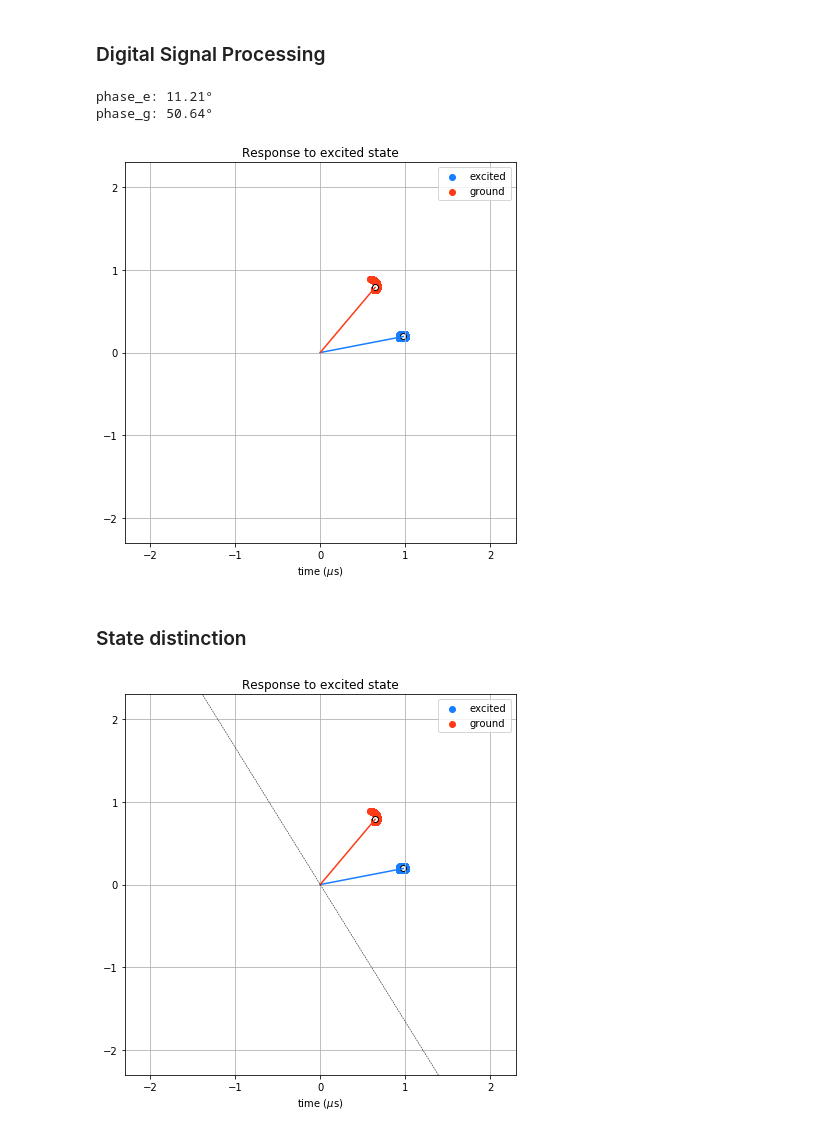
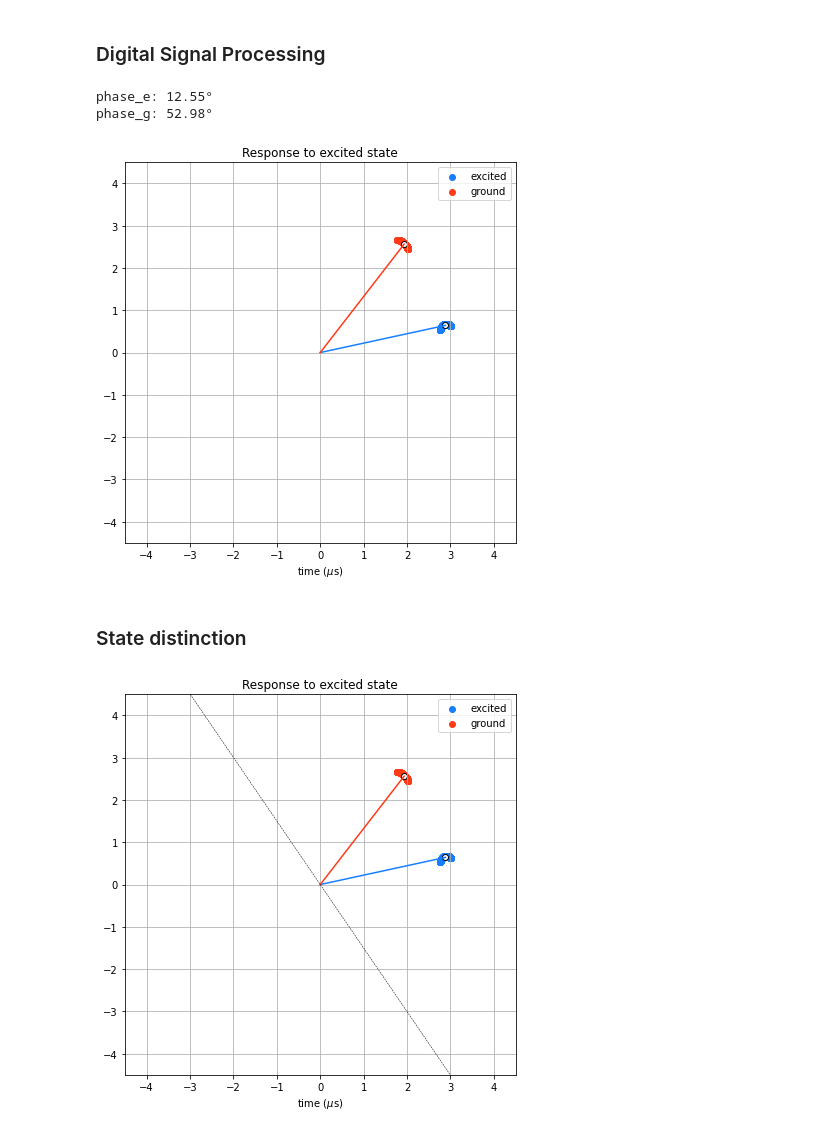
Before and after one commit to fernandovldrs/qcrew-readout, a Jupyter notebook: readout_simulation.ipynb, the cells around one changed output. Cells and saved outputs as stored; diff of their text form; code cells hidden in the pictures.

```diff
--- a/readout_simulation.ipynb
+++ b/readout_simulation.ipynb
@@ -14,7 +15,7 @@ This notebook will simulate the emission of an input signal $s_{in}(t)$ along th
 # %%
 # Frequency mismatch between readout pulse and cavity (Hz)
 f_mm = 1e6
-
+A = 3
 def b_in(t):
 
     # Pulse start time
@@ -24,7 +25,7 @@ def b_in(t):
     tf = 2500e-9
 
     if t > t0 and t < tf:
-        return 1*np.exp(1j*2*np.pi*f_mm*t)
+        return A*np.exp(1j*2*np.pi*f_mm*t)
 
     else:
         return 0
@@ -125,7 +126,7 @@ plt.show()
 ### Data acquisition
 # %%
 tau_wd = 5/kappa    # waiting time
-tau_s = 1400e-9    # sampling time
+tau_s = 300e-9    # sampling time
 dtau = 1e-9    # sampling interval
 Ntau = int(tau_s/dtau)    # number of samples
 
@@ -205,8 +206,8 @@ ax.scatter([avg_e.real], [avg_e.imag], edgecolors = 'k', c = 'w')
 ax.plot([0, avg_g.real], [0, avg_g.imag], c = '#FF3A17')
 ax.scatter([avg_g.real], [avg_g.imag], edgecolors = 'k', c = 'w')
 
-ax.set_ylim([-2.3, 2.3])
-ax.set_xlim([-2.3, 2.3])
+ax.set_ylim([-1.5*A, 1.5*A])
+ax.set_xlim([-1.5*A, 1.5*A])
 ax.set_xlabel('time ($\mu$s)')
 ax.set_title('Response to excited state')
 ax.legend()
@@ -216,42 +217,42 @@ print('phase_e: %.2f°' % np.angle(avg_e, deg = True))
 print('phase_g: %.2f°' % np.angle(avg_g, deg = True))
 plt.show()
 # %% [output]
-phase_e: 11.21°
-phase_g: 50.64°
+phase_e: 12.55°
+phase_g: 52.98°
-[figure, old version]
+[figure, new version]
 # %% [markdown]
 ### State distinction
 # %%
 f, ax = plt.subplots(figsize=(7,7))
 
 proc_out_e = [x*np.exp(-1j*2*np.pi*f_mm*dtau*n) for n, x in enumerate(acq_out_e)]
 proc_out_g = [x*np.exp(-1j*2*np.pi*f_mm*dtau*n) for n, x in enumerate(acq_out_g)]
 avg_e = np.mean(proc_out_e)
 avg_g = np.mean(proc_out_g)
 
 ax.scatter([x.real for x in proc_out_e], [x.imag for x in proc_out_e], label = 'excited', c = '#177FFF')
 ax.scatter([x.real for x in proc_out_g], [x.imag for x in proc_out_g], label = 'ground', c = '#FF3A17')
 
 ax.plot([0, avg_e.real], [0, avg_e.imag], c = '#177FFF')
 ax.scatter([avg_e.real], [avg_e.imag], edgecolors = 'k', c = 'w')
 
 ax.plot([0, avg_g.real], [0, avg_g.imag], c = '#FF3A17')
 ax.scatter([avg_g.real], [avg_g.imag], edgecolors = 'k', c = 'w')
 
-ax.set_ylim([-2.3, 2.3])
-ax.set_xlim([-2.3, 2.3])
+ax.set_ylim([-1.5*A, 1.5*A])
+ax.set_xlim([-1.5*A, 1.5*A])
 ax.set_xlabel('time ($\mu$s)')
 ax.set_title('Response to excited state')
 ax.legend()
 ax.grid()
 
 mediatrix = 1j*(avg_g + avg_e)/np.absolute(avg_g + avg_e)
-ax.plot([-10*mediatrix.real, 10*mediatrix.real], [-10*mediatrix.imag, 10*mediatrix.imag],
+ax.plot([-10*A*mediatrix.real, 10*A*mediatrix.real], [-10*A*mediatrix.imag, 10*A*mediatrix.imag],
         linestyle = '--', c = 'k', linewidth=0.5)
 
 plt.show()
 # %% [output]
-[figure, old version]
+[figure, new version]
 # %%
 # Projection over the separatrix
 proj_e = [(x.real*mediatrix.real + x.imag*mediatrix.imag)[0] for x in proc_out_e]
```
Also changed, not shown: parts of 13 cells of this notebook.
